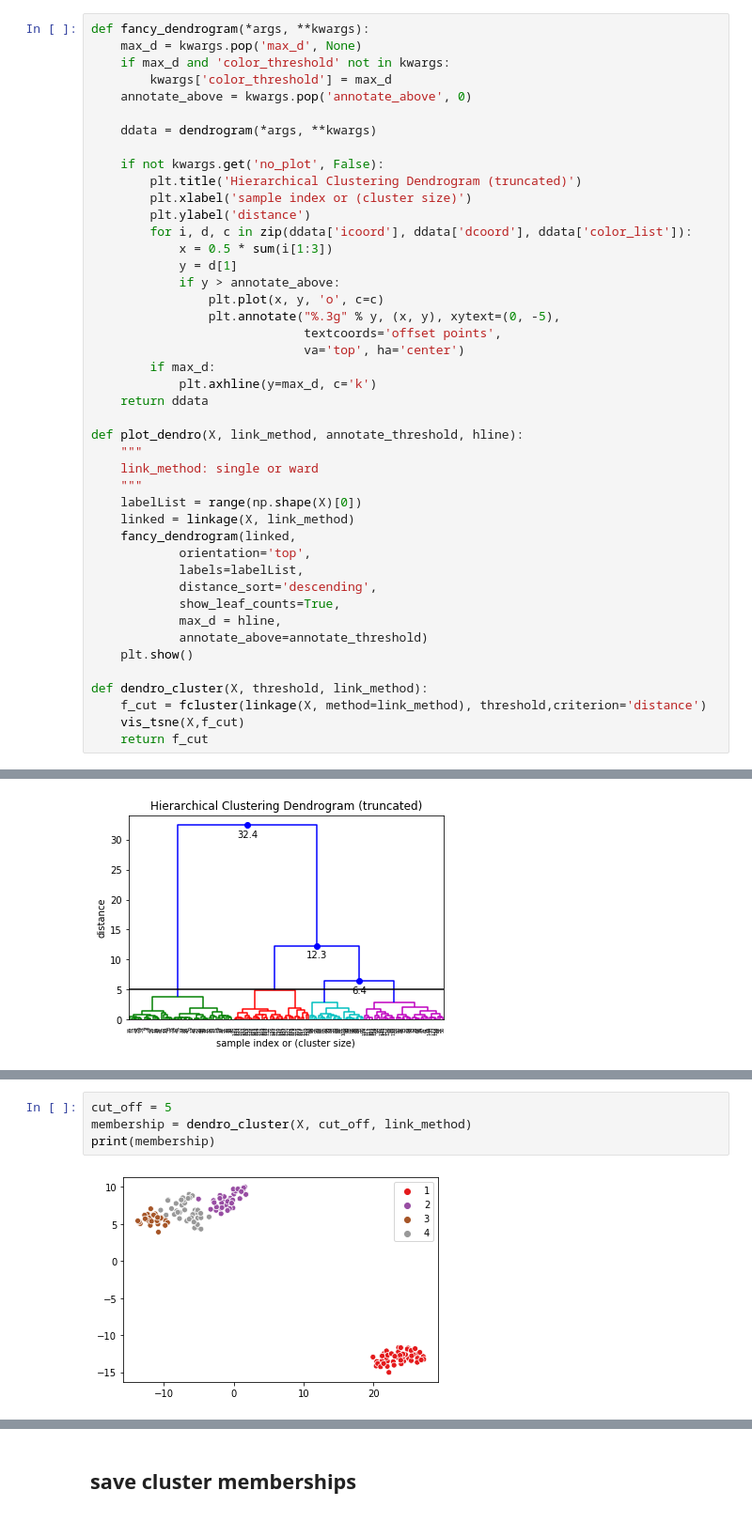
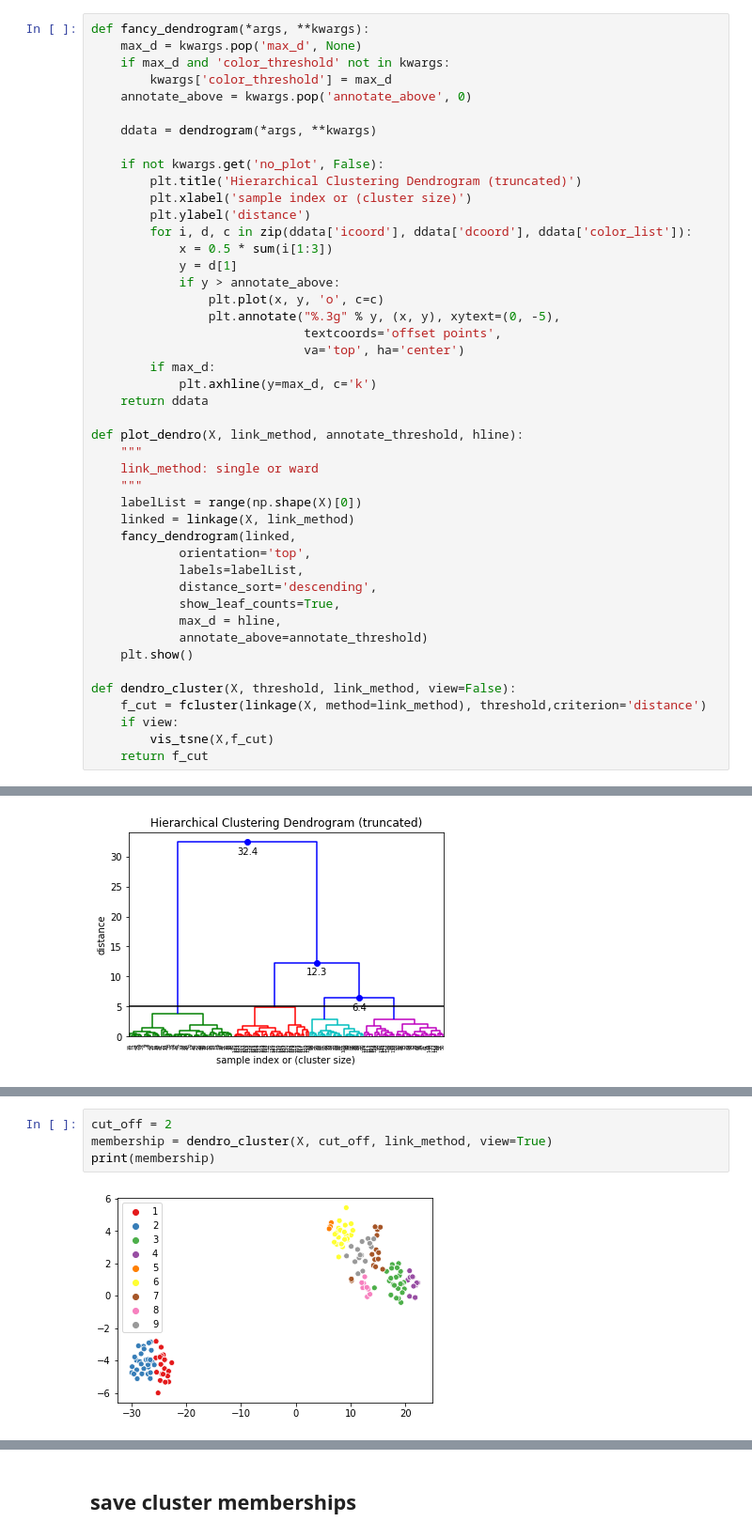
Before and after one commit to NCBI-Codeathons/SLEuth, a Jupyter notebook: src/models/hierarchical.ipynb, the cells around one changed output, grey strips where cells are left out. Shown at 94% size. Cells and saved outputs as stored; diff of their text form.

```diff
--- a/src/models/hierarchical.ipynb
+++ b/src/models/hierarchical.ipynb
@@ -49,9 +50,10 @@ def plot_dendro(X, link_method, annotate_threshold, hline):
             annotate_above=annotate_threshold)
     plt.show()
 
-def dendro_cluster(X, threshold, link_method):
+def dendro_cluster(X, threshold, link_method, view=False):
     f_cut = fcluster(linkage(X, method=link_method), threshold,criterion='distance')
-    vis_tsne(X,f_cut)
+    if view:
+        vis_tsne(X,f_cut)
     return f_cut
 # %% [markdown]
 ## plot dendrogram
@@ -68,6 +89,6 @@ plot_dendro(X, link_method, annotate_threshold, hline)
 # %%
-cut_off = 5
-membership = dendro_cluster(X, cut_off, link_method)
+cut_off = 2
+membership = dendro_cluster(X, cut_off, link_method, view=True)
 print(membership)
 # %% [output]
-[figure, old version]
+[figure, new version]
```
Also changed, not shown: parts of 5 cells of this notebook, 2 other files.
